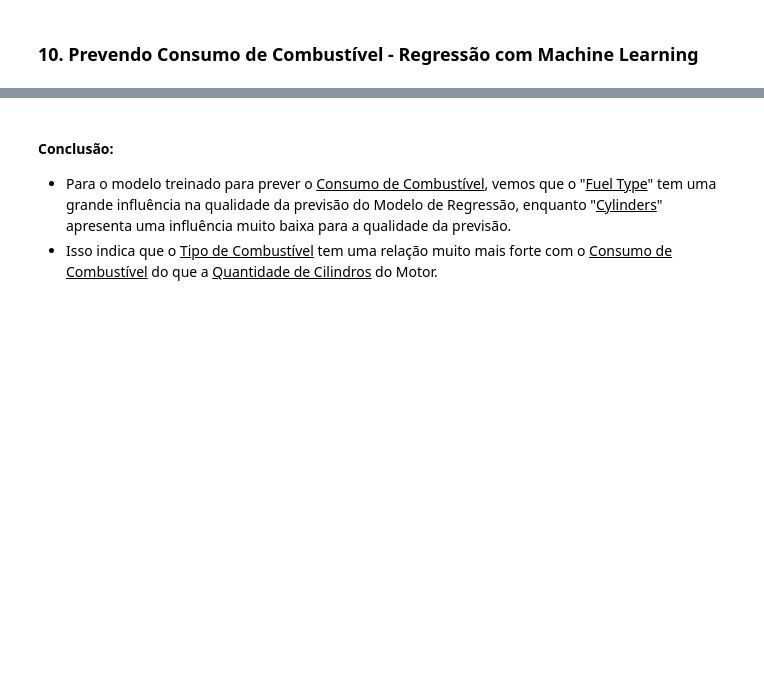
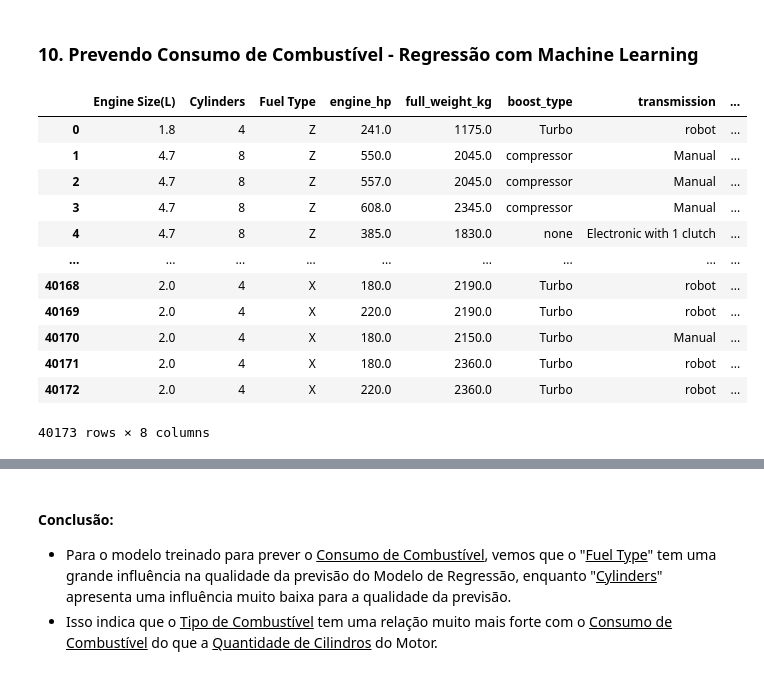
Before and after one commit to LM2124/Data-Science-Fiap, a Jupyter notebook: 10.31 - Análise de dados com AI e ML Scikit-learn/FIAP-CP3-DSS-Projeto-Final.ipynb, the cells around one changed output, grey strips where cells are left out. Drawn from its saved outputs; the diff is of its cells as text; code cells hidden in the pictures; blank space fills up the shorter version.

```diff
--- a/10.31 - Análise de dados com AI e ML Scikit-learn/FIAP-CP3-DSS-Projeto-Final.ipynb
+++ b/10.31 - Análise de dados com AI e ML Scikit-learn/FIAP-CP3-DSS-Projeto-Final.ipynb
@@ -947,4 +933,29 @@ Q10useCols = [
     'transmission',
 ]
 Q10predictCol = 'Fuel Consumption Comb (L/100 km)'
+# %%
+sampleQ10 = (dfMainData
+    # Selecionando colunas de teste e a coluna que será prevista
+    [[*Q10useCols, Q10predictCol]]
+
+    # Descartando qualquer entrada com qualquer valor nulo
+    .dropna()
+    .reset_index(drop=True)
+)
+
+sampleQ10
+# %% [output]
+|  | Engine Size(L) | Cylinders | Fuel Type | engine_hp | full_weight_kg | boost_type | transmission | ... |
+| 0 | 1.8 | 4 | Z | 241.0 | 1175.0 | Turbo | robot | ... |
+| 1 | 4.7 | 8 | Z | 550.0 | 2045.0 | compressor | Manual | ... |
+| 2 | 4.7 | 8 | Z | 557.0 | 2045.0 | compressor | Manual | ... |
+| 3 | 4.7 | 8 | Z | 608.0 | 2345.0 | compressor | Manual | ... |
+| 4 | 4.7 | 8 | Z | 385.0 | 1830.0 | none | Electronic with 1 clutch | ... |
+| ... | ... | ... | ... | ... | ... | ... | ... | ... |
+| 40168 | 2.0 | 4 | X | 180.0 | 2190.0 | Turbo | robot | ... |
+| 40169 | 2.0 | 4 | X | 220.0 | 2190.0 | Turbo | robot | ... |
+| 40170 | 2.0 | 4 | X | 180.0 | 2150.0 | Turbo | Manual | ... |
+| 40171 | 2.0 | 4 | X | 180.0 | 2360.0 | Turbo | robot | ... |
+| 40172 | 2.0 | 4 | X | 220.0 | 2360.0 | Turbo | robot | ... |
+40173 rows × 8 columns
 # %%
```
Also changed, not shown: parts of 7 cells of this notebook.
